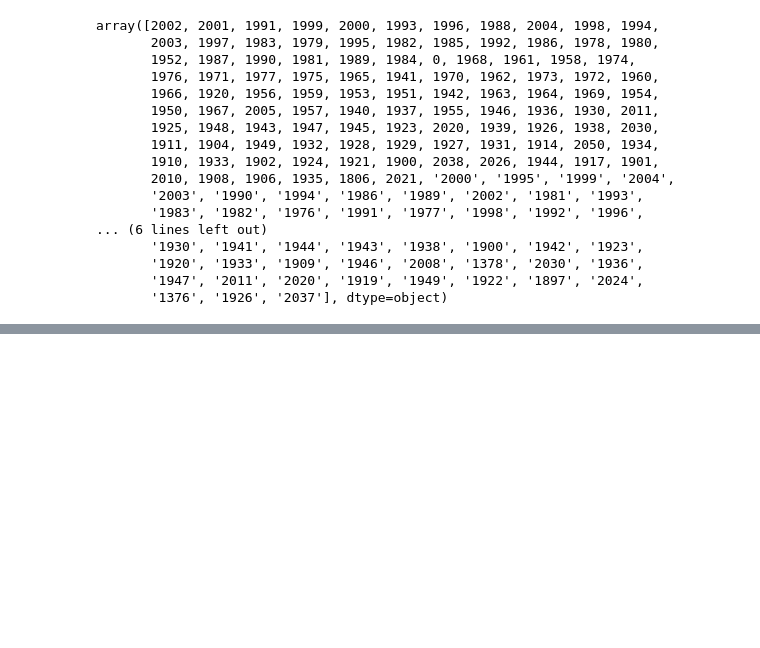
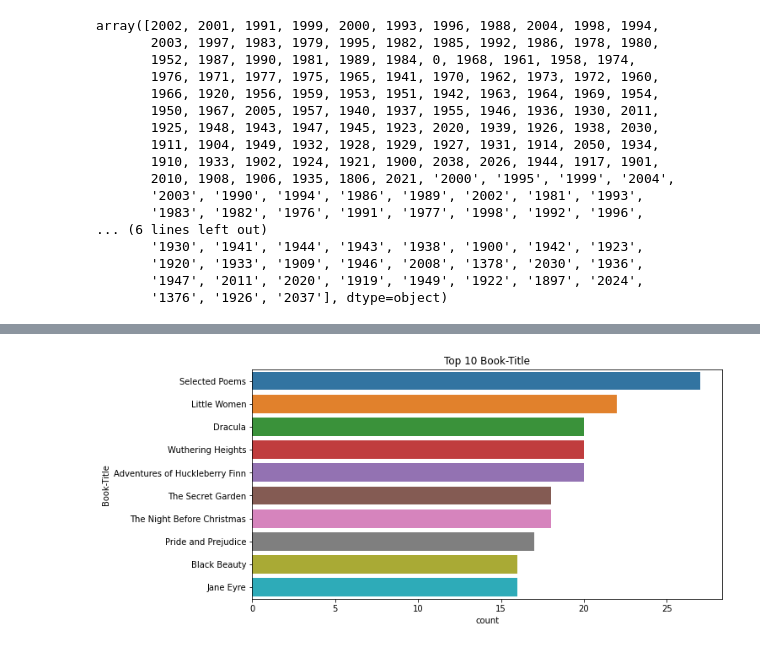
Before and after one commit to hetkothari/Book-Recommendation-System-Capstone-4, a Jupyter notebook: Personal_Notebook.ipynb, the cells around one changed output, grey strips where cells are left out. Drawn from its saved outputs; the diff is of its cells as text; code cells hidden in the pictures; blank space fills up the shorter version.

```diff
--- a/Personal_Notebook.ipynb
+++ b/Personal_Notebook.ipynb
@@ -166,0 +175,7 @@ book = book[book['Year-Of-Publication'] >= 1800 ]
+# %%
+plt.figure(figsize=(10,5))
+sns.countplot(y='Book-Title',data=book, order=pd.value_counts(book['Book-Title']).iloc[:10].index)
+plt.title('Top 10 Book-Title')
+plt.show()
+# %% [output]
+[figure, added]
```
Also changed, not shown: parts of 3 cells of this notebook.
